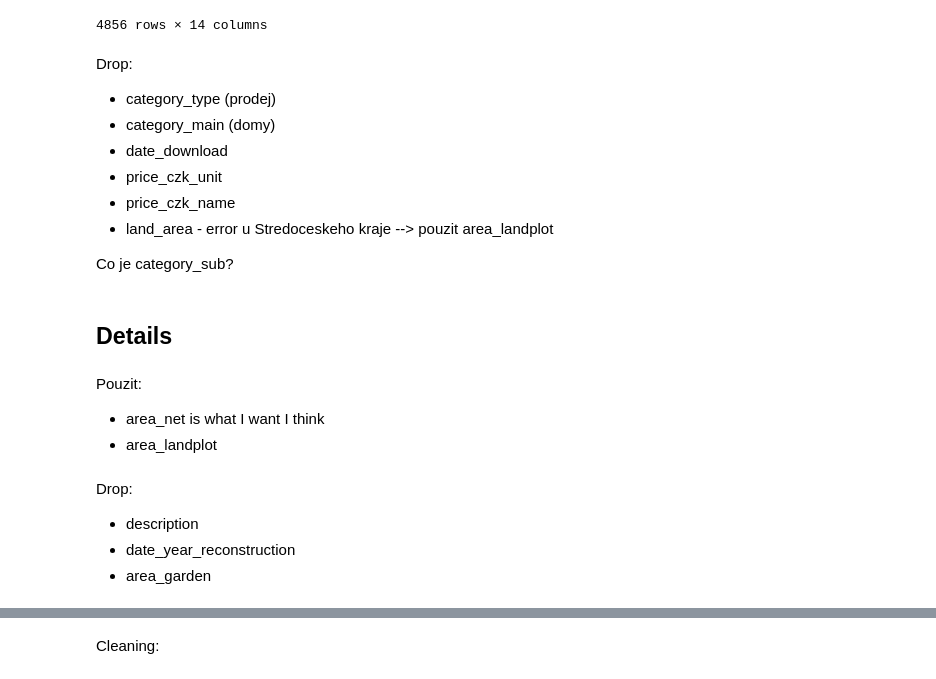
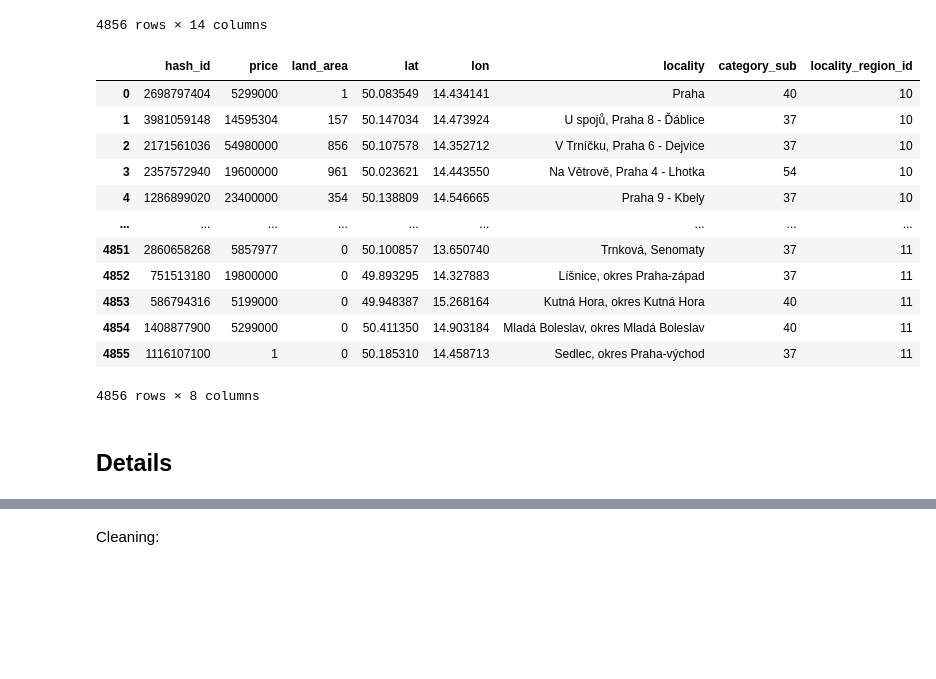
Before and after one commit to luky1400/JEM217---final-empirical-project, a Jupyter notebook: cleaning.ipynb, the cells around one changed output, grey strips where cells are left out. Saved outputs shown, nothing was run; the diff lists cells and outputs as text; code cells hidden in the pictures; blank space fills up the shorter version.

```diff
--- a/cleaning.ipynb
+++ b/cleaning.ipynb
@@ -2,6 +2,10 @@
 import pandas as pd
 import matplotlib.pyplot as plt
 import sqlite3
+import numpy as np
+import math
+
+pd.options.display.max_columns=100
 # %%
 path_to_sqlite='estate_data.sqlite'
 con = sqlite3.connect(path_to_sqlite)
@@ -45,26 +49,23 @@ df_offers
 | 4854 | 1408877900 | 5299000 | 5299000 |  | Celková cena | 0 | 50.411350 | 14.903184 | Mladá Boleslav, okres Mladá Boleslav | ... |
 | 4855 | 1116107100 | 1 | 1 |  | Celková cena | 0 | 50.185310 | 14.458713 | Sedlec, okres Praha-východ | ... |
 4856 rows × 14 columns
-# %% [markdown]
-Drop:
-
-- category_type (prodej)
-- category_main (domy)
-- date_download
-- price_czk_unit
-- price_czk_name
-- land_area - error u Stredoceskeho kraje --> pouzit area_landplot
-
-Co je category_sub?
+# %%
+df_offers.drop(["price_czk", "price_czk_unit", "price_czk_name", "date_download", "category_type", "category_main"], axis=1, inplace= True)
+# %%
+df_offers
+# %% [output]
+|  | hash_id | price | land_area | lat | lon | locality | category_sub | locality_region_id |
+| 0 | 2698797404 | 5299000 | 1 | 50.083549 | 14.434141 | Praha | 40 | 10 |
+| 1 | 3981059148 | 14595304 | 157 | 50.147034 | 14.473924 | U spojů, Praha 8 - Ďáblice | 37 | 10 |
+| 2 | 2171561036 | 54980000 | 856 | 50.107578 | 14.352712 | V Trníčku, Praha 6 - Dejvice | 37 | 10 |
+| 3 | 2357572940 | 19600000 | 961 | 50.023621 | 14.443550 | Na Větrově, Praha 4 - Lhotka | 54 | 10 |
+| 4 | 1286899020 | 23400000 | 354 | 50.138809 | 14.546665 | Praha 9 - Kbely | 37 | 10 |
+| ... | ... | ... | ... | ... | ... | ... | ... | ... |
+| 4851 | 2860658268 | 5857977 | 0 | 50.100857 | 13.650740 | Trnková, Senomaty | 37 | 11 |
+| 4852 | 751513180 | 19800000 | 0 | 49.893295 | 14.327883 | Líšnice, okres Praha-západ | 37 | 11 |
+| 4853 | 586794316 | 5199000 | 0 | 49.948387 | 15.268164 | Kutná Hora, okres Kutná Hora | 40 | 11 |
+| 4854 | 1408877900 | 5299000 | 0 | 50.411350 | 14.903184 | Mladá Boleslav, okres Mladá Boleslav | 40 | 11 |
+| 4855 | 1116107100 | 1 | 0 | 50.185310 | 14.458713 | Sedlec, okres Praha-východ | 37 | 11 |
+4856 rows × 8 columns
 # %% [markdown]
 ## Details
-# %% [markdown]
-Pouzit:
-- area_net is what I want I think
-- area_landplot
-# %% [markdown]
-Drop:
-
-- description
-- date_year_reconstruction
-- area_garden
```
Also changed, not shown: parts of 27 cells of this notebook, 3 other files.
